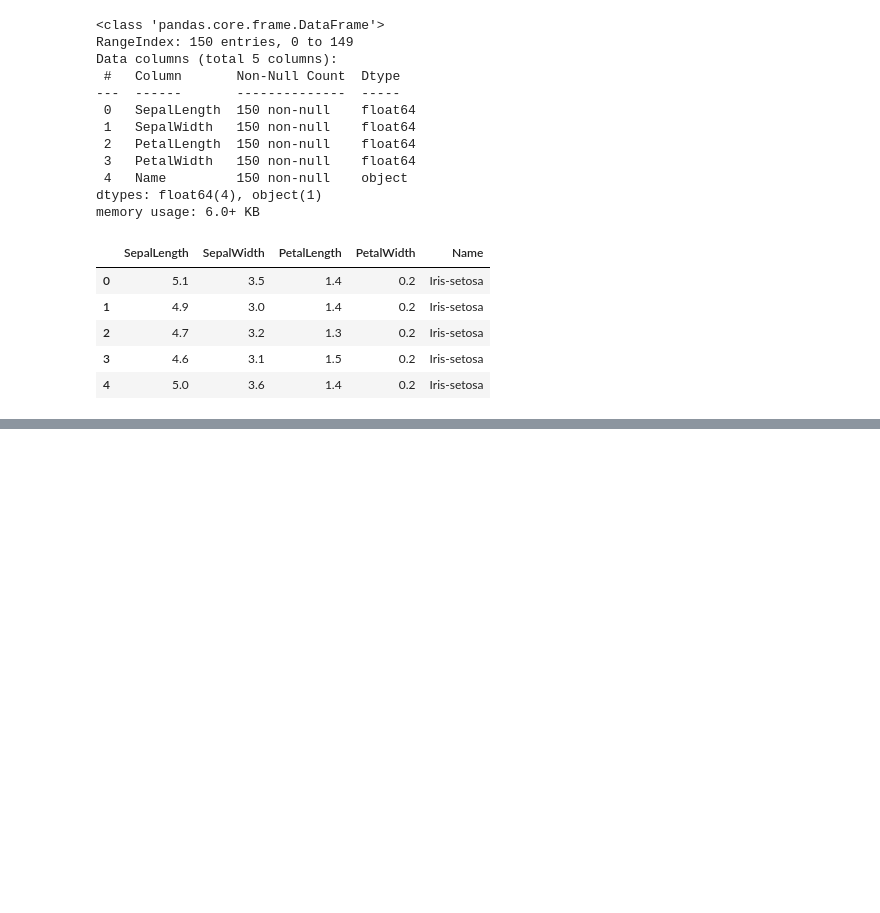
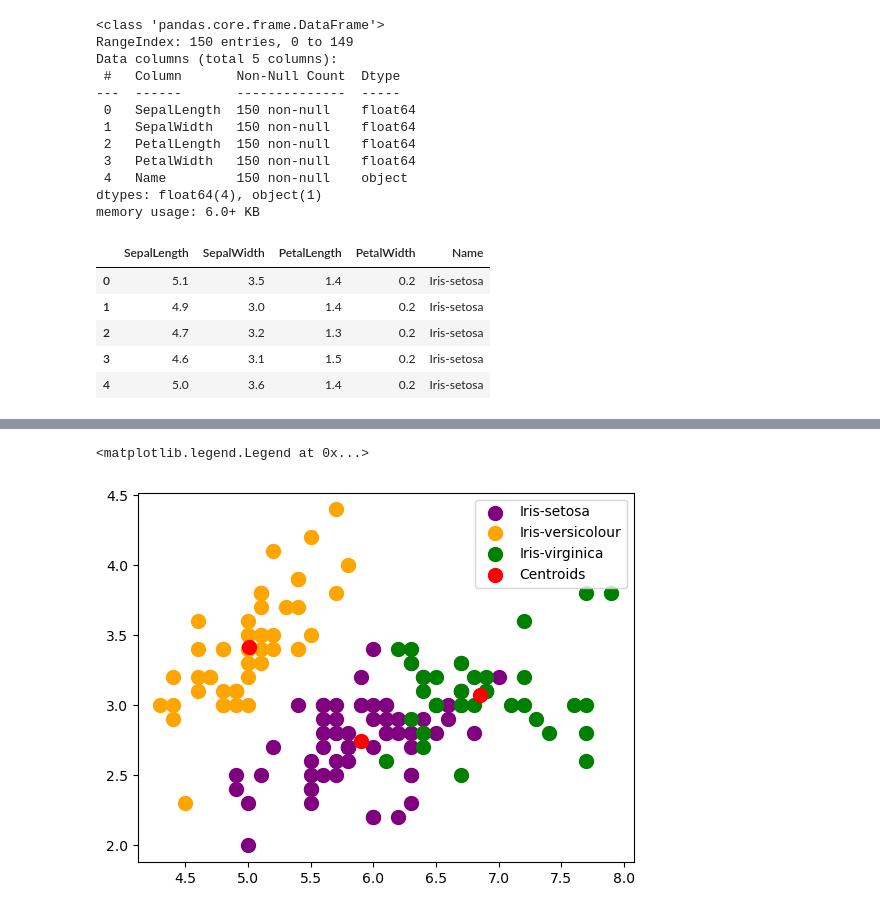
Before and after one commit to dhzdhd/DSE, a Jupyter notebook: Year 2/Semester 4/ML lab/Week 11/W11.ipynb, the cells around one changed output, grey strips where cells are left out. Cells and saved outputs as stored; diff of their text form; code cells hidden in the pictures; blank space fills up the shorter version.

```diff
--- a/Year 2/Semester 4/ML lab/Week 11/W11.ipynb
+++ b/Year 2/Semester 4/ML lab/Week 11/W11.ipynb
@@ -72,0 +46,3 @@ class KMeans(sklearn.base.TransformerMixin, sklearn.base.ClusterMixin, sklearn.b
+# %%
+kmeans = KMeans(n_clusters = 3, init = 'k-means++', max_iter = 300, n_init = 10, random_state = 0)
+y_kmeans = kmeans.fit_predict(X)
@@ -72,0 +75,12 @@ class KMeans(sklearn.base.TransformerMixin, sklearn.base.ClusterMixin, sklearn.b
+# %%
+plt.scatter(X.iloc[y_kmeans == 0, 0], X.iloc[y_kmeans == 0, 1], s = 100, c = 'purple', label = 'Iris-setosa')
+plt.scatter(X.iloc[y_kmeans == 1, 0], X.iloc[y_kmeans == 1, 1], s = 100, c = 'orange', label = 'Iris-versicolour')
+plt.scatter(X.iloc[y_kmeans == 2, 0], X.iloc[y_kmeans == 2, 1], s = 100, c = 'green', label = 'Iris-virginica')
+
+#Plotting the centroids of the clusters
+plt.scatter(kmeans.cluster_centers_[:, 0], kmeans.cluster_centers_[:,1], s = 100, c = 'red', label = 'Centroids')
+
+plt.legend()
+# %% [output]
+<matplotlib.legend.Legend at 0x...>
+[figure, added]
```
Also changed, not shown: parts of 8 cells of this notebook, 1 other file.
